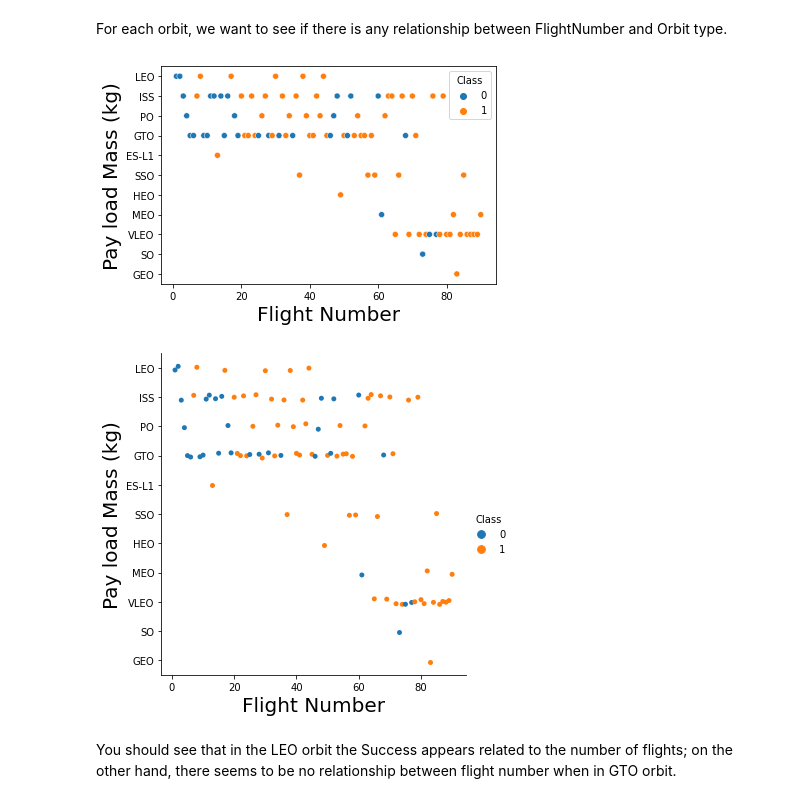
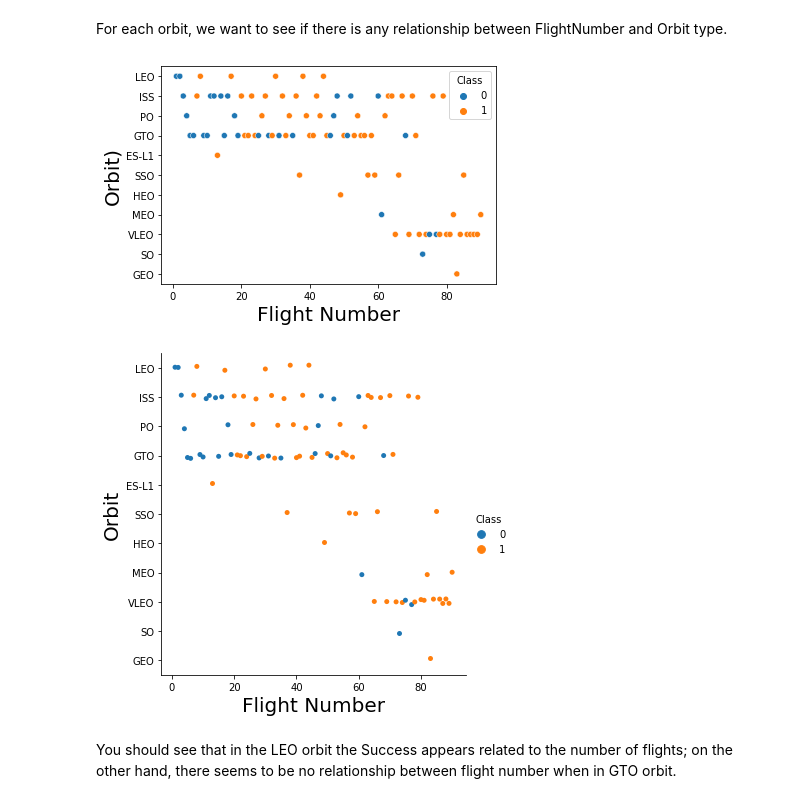
Before and after one commit to Besstrashnyy/RocketScience, a Jupyter notebook: EDA with Data Visual.ipynb, the cells around one changed output. Cells and saved outputs as stored; diff of their text form; code cells hidden in the pictures.

```diff
--- a/EDA with Data Visual.ipynb
+++ b/EDA with Data Visual.ipynb
@@ -149,18 +150,18 @@ For each orbit, we want to see if there is any relationship between FlightNumber
 # Plot a scatter point chart with x axis to be FlightNumber and y axis to be the Orbit, and hue to be the class value
 sns.scatterplot(y="Orbit", x="FlightNumber", hue="Class", data=df)
 plt.xlabel("Flight Number",fontsize=20)
-plt.ylabel("Pay load Mass (kg)",fontsize=20)
+plt.ylabel("Orbit)",fontsize=20)
 plt.show()
 # %% [output]
-[figure, old version]
+[figure, new version]
 # %%
 # Plot a scatter point chart with x axis to be FlightNumber and y axis to be the Orbit, and hue to be the class value
 sns.catplot(y="Orbit", x="FlightNumber", hue="Class", data=df)
 plt.xlabel("Flight Number",fontsize=20)
-plt.ylabel("Pay load Mass (kg)",fontsize=20)
+plt.ylabel("Orbit",fontsize=20)
 plt.show()
 # %% [output]
-[figure, old version]
+[figure, new version]
 # %% [markdown]
 You should see that in the LEO orbit the Success appears related to the number of flights; on the other hand, there seems to be no relationship between flight number when in GTO orbit.
 # %% [markdown]
```
Also changed, not shown: parts of 5 cells of this notebook.
